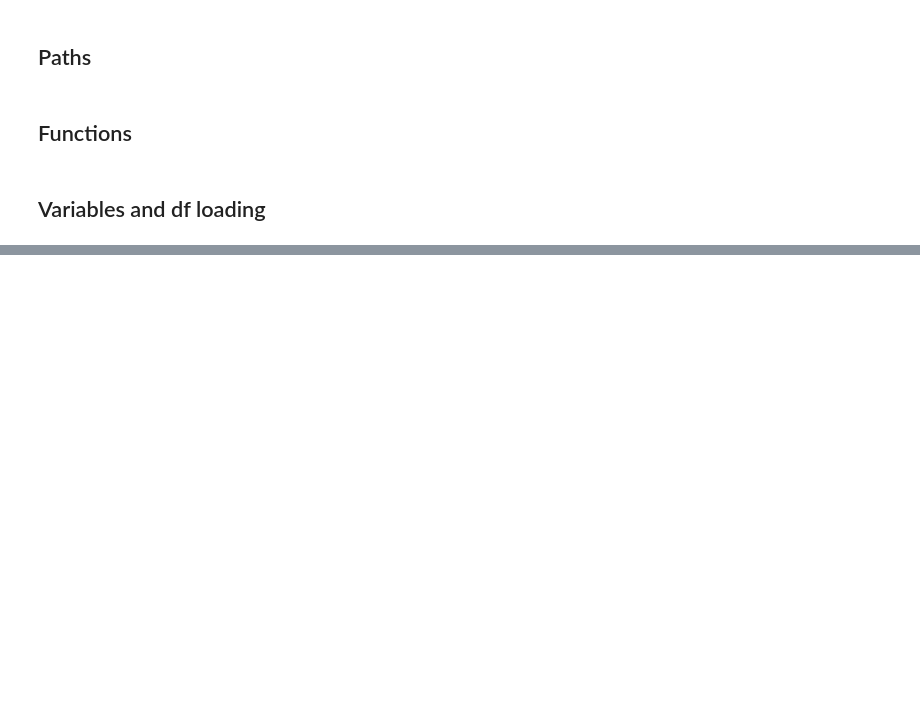
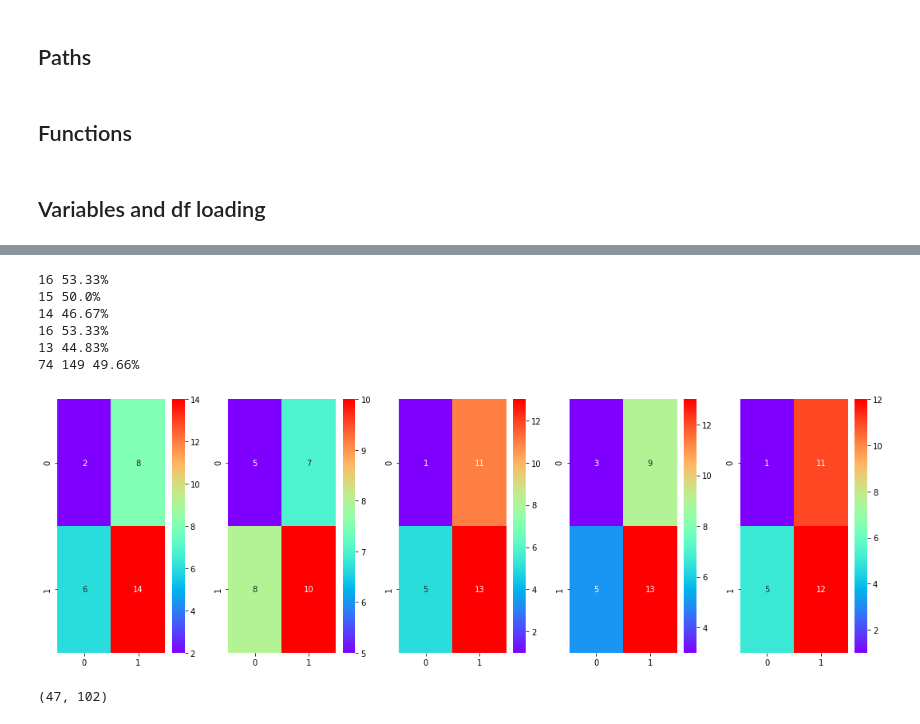
Before and after one commit to Xannadoo/MLProject2021_AC, a Jupyter notebook: Notebooks/DecisionTree.ipynb, the cells around one changed output, grey strips where cells are left out. Cells and saved outputs as stored; diff of their text form; code cells hidden in the pictures; blank space fills up the shorter version.

```diff
--- a/Notebooks/DecisionTree.ipynb
+++ b/Notebooks/DecisionTree.ipynb
@@ -378,0 +511,66 @@ X.iloc[30]
+# %%
+# Just to see how well it does at predicting the 2 window vs non-window glass only.
+
+df['short_type'] = 0
+
+df['short_type'][df['type'] == 1] = 1
+df['short_type'][df['type'] == 2] = 1
+
+
+#print(f"Type 0: {df[df['short_type'] == 0].shape[0]}\nType 1: {df[df['short_type'] == 1].shape[0]}")
+
+splits = 5 #control number of splits
+fig, axes = plt.subplots(1,splits, figsize=(15,5))
+axes.flatten()
+fig.tight_layout()
+
+from sklearn.model_selection import KFold
+
+mini = df #this was so I could run smaller tests easily ie df[0:10] for speed
+
+kf = KFold(n_splits=splits) #create the size of the splits
+
+results = {} #holds the predictions for each fold
+c = 0 # controls the count through the results
+
+for train, test in kf.split(mini[attributes]):
+    #print(f"{len(train)}, {len(test)}")
+    luci = DecisionTree(pd.DataFrame(mini.iloc[train]), max_depth=5, class_name_= 'short_type') #train a DT for current fold
+    pred = luci.predict(pd.DataFrame(mini[attributes].iloc[test])) #predict for current fold
+    results[c] = [j for j in zip(train,pred)] #store index and prediction
+    c+=1
+    #print(train)
+
+#I went for a fruit theme here... We should probably change this
+banana = 0 #holds count of correct predictions
+
+for l in range(splits):
+    apple = 0 #holds count of correct predictions for current fold
+
+
+
+    cf = confusion_matrix(mini['short_type'].iloc[[k for k,v in results[l]]], [v for k,v in results[l]])
+    sns.heatmap(cf, annot=True, cmap=col, xticklabels=[0,1], yticklabels=[0,1], ax = axes[l])
+
+
+    for k,v in results[l]:
+        if v == df['short_type'].iloc[k]: #if prediction is true:
+
+
+            apple+=1
+    print(apple, f'{round(100*apple/len(results[l]), 2)}%') #prints % correct for current fold
+    banana += apple
+
+print(banana, len(mini), f'{round(100*banana/len(mini), 2)}%') #prints overall correct predictions.
+# %% [output]
+16 53.33%
+15 50.0%
+14 46.67%
+16 53.33%
+13 44.83%
+74 149 49.66%
+[figure, added]
+# %%
+df[df['short_type']== 0].shape[0], df[df['short_type']== 1].shape[0]
+# %% [output]
+(47, 102)
```
Also changed, not shown: parts of 23 cells of this notebook, 1 other file.
